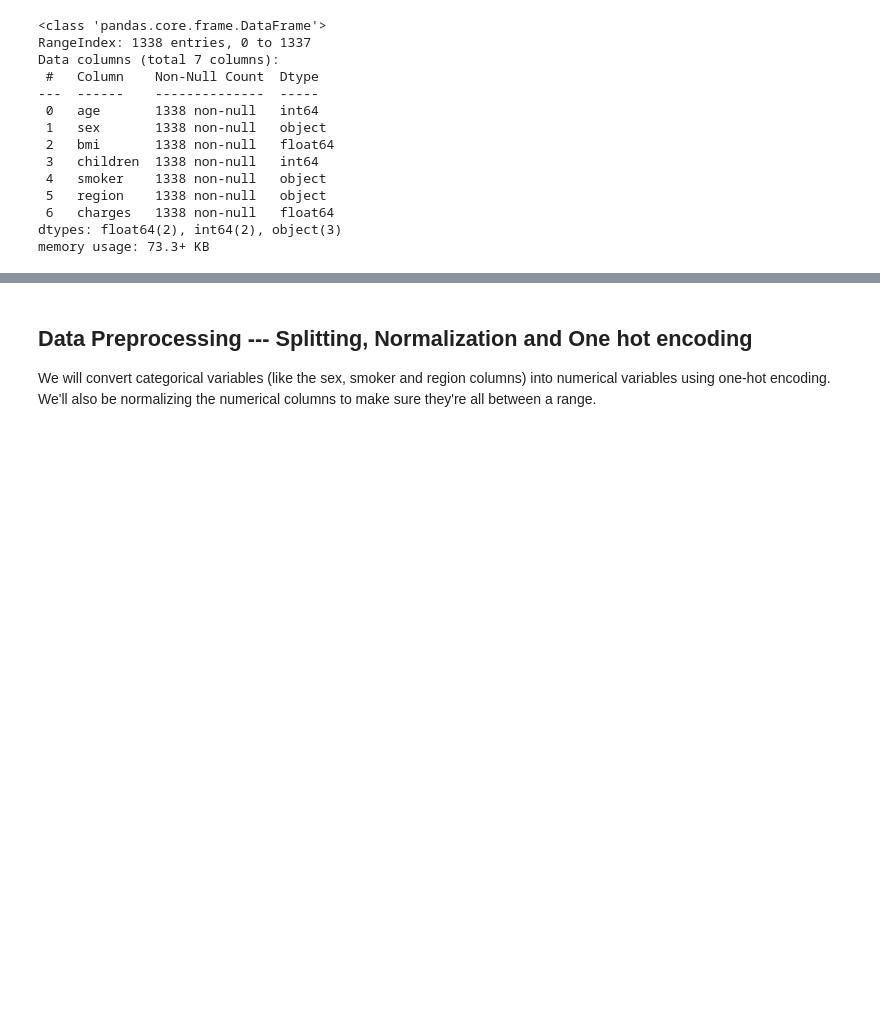
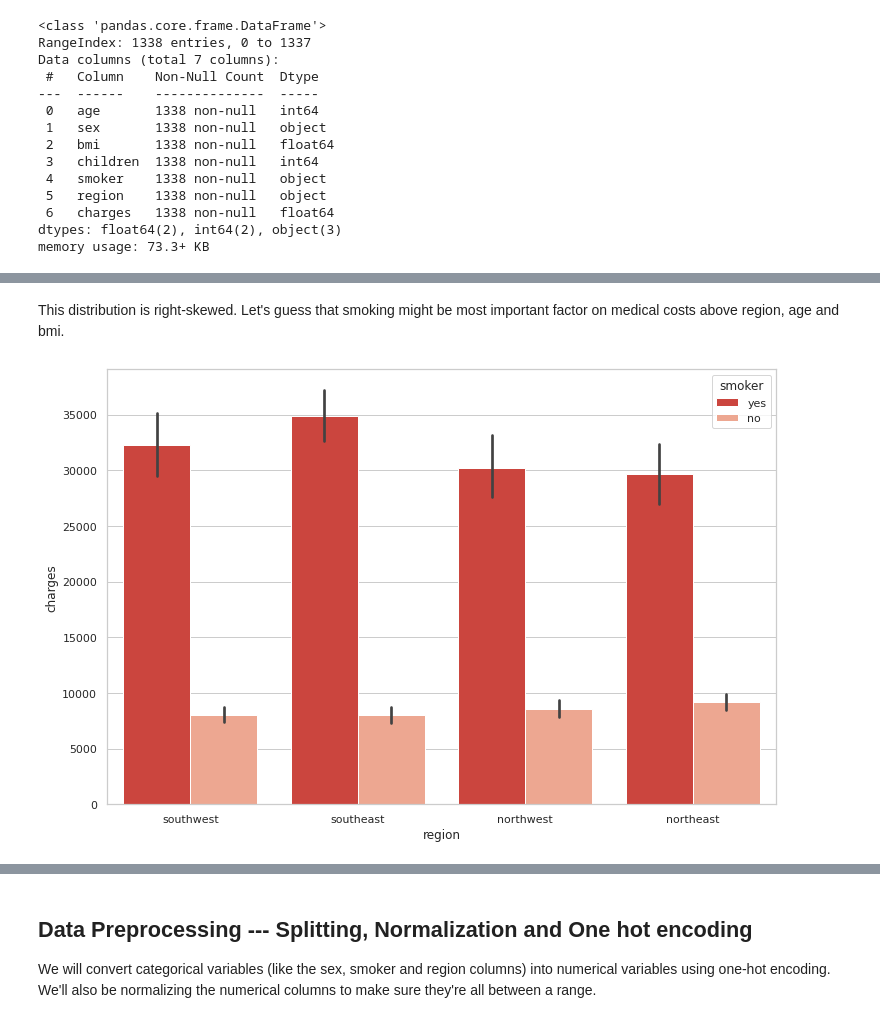
Before and after one commit to ZohebAbai/Deep-Learning-Projects, a Jupyter notebook: Tensorflow_Keras/01_TF_Regression.ipynb, the cells around one changed output, grey strips where cells are left out. Saved outputs shown, nothing was run; the diff lists cells and outputs as text; code cells hidden in the pictures; blank space fills up the shorter version.

```diff
--- a/Tensorflow_Keras/01_TF_Regression.ipynb
+++ b/Tensorflow_Keras/01_TF_Regression.ipynb
@@ -83,0 +98,8 @@ memory usage: 73.3+ KB
+# %% [markdown]
+This distribution is right-skewed. Let's guess that smoking might be most important factor on medical costs above region, age and bmi.
+# %%
+f, ax = plt.subplots(1,1, figsize=(12,8))
+ax = sns.barplot(x = 'region', y = 'charges',
+                 hue='smoker', data=insurance, palette='Reds_r')
+# %% [output]
+[figure, added]
```
Also changed, not shown: parts of 19 cells of this notebook.
